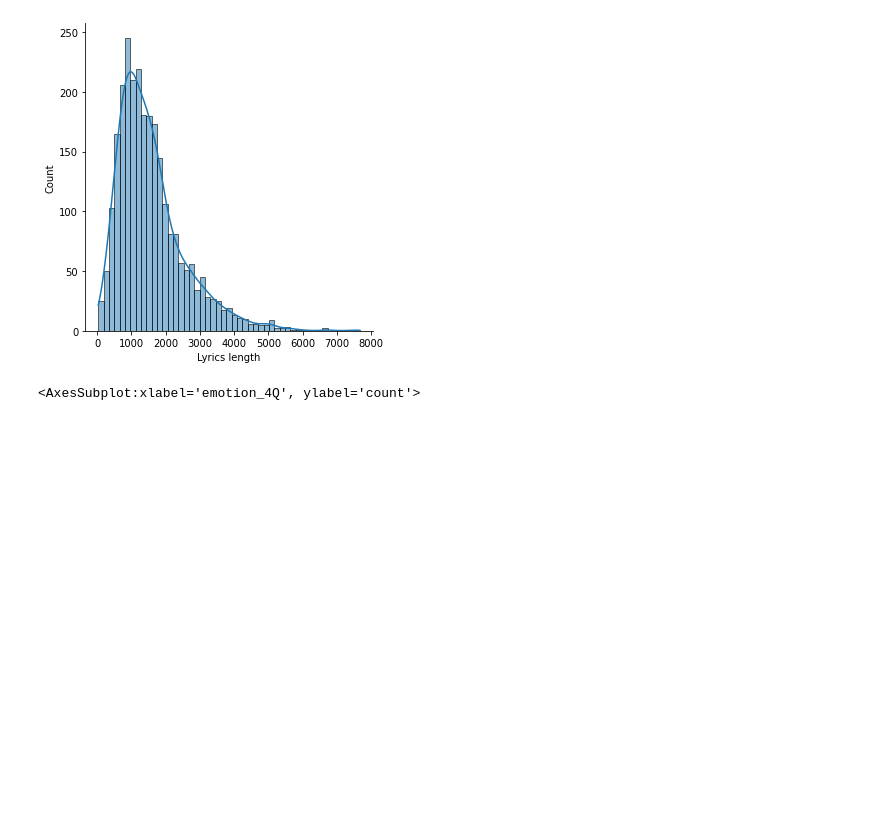
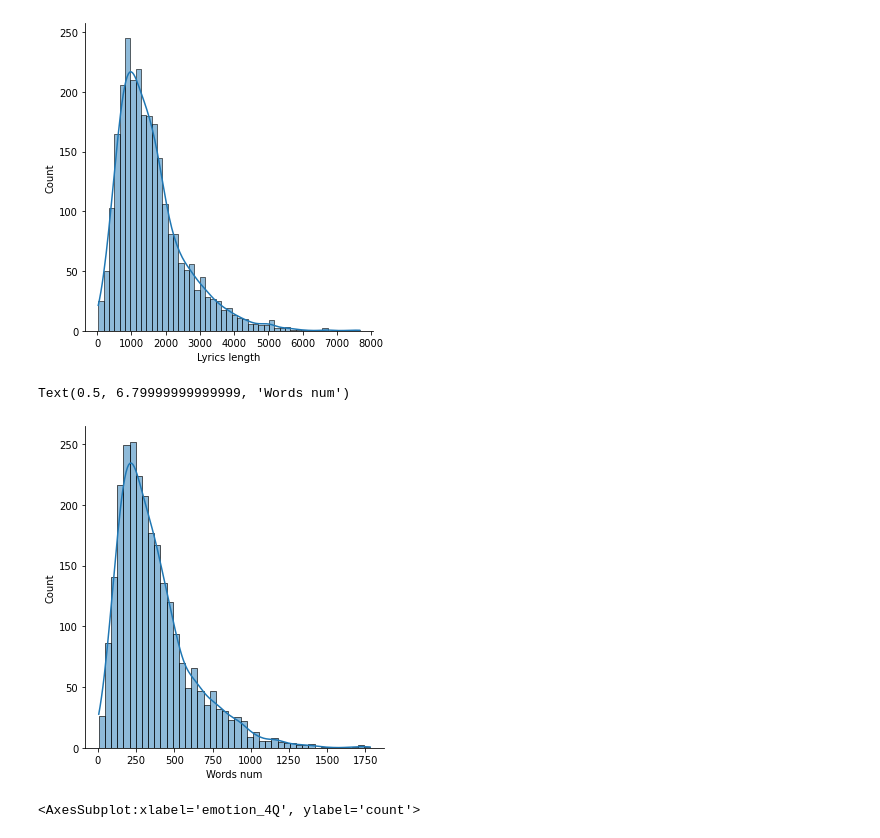
Before and after one commit to wojtek11530/song_lyric_classification, a Jupyter notebook: notebooks/preprocessed_dataset_analysis.ipynb, the cells around one changed output. Cells and saved outputs as stored; diff of their text form; code cells hidden in the pictures; blank space fills up the shorter version.

Commit message:
feat: add counting words to jupyter notebook

```diff
--- a/notebooks/preprocessed_dataset_analysis.ipynb
+++ b/notebooks/preprocessed_dataset_analysis.ipynb
@@ -64,6 +66,12 @@ plt.xlabel('Lyrics length')
 # %% [output]
 Text(0.5, 6.79999999999999, 'Lyrics length')
 [figure]
+# %%
+sns.displot(df.apply(lambda x: len(word_tokenize(x['lyrics'])), axis=1), kde=True)
+plt.xlabel('Words num')
+# %% [output]
+Text(0.5, 6.79999999999999, 'Words num')
+[figure, added]
 # %%
 sns.countplot(x="emotion_4Q", data=df, order=['angry', 'happy', 'sad', 'relaxed'])
 # %% [output]
```
Also changed, not shown: parts of 1 cell of this notebook.
